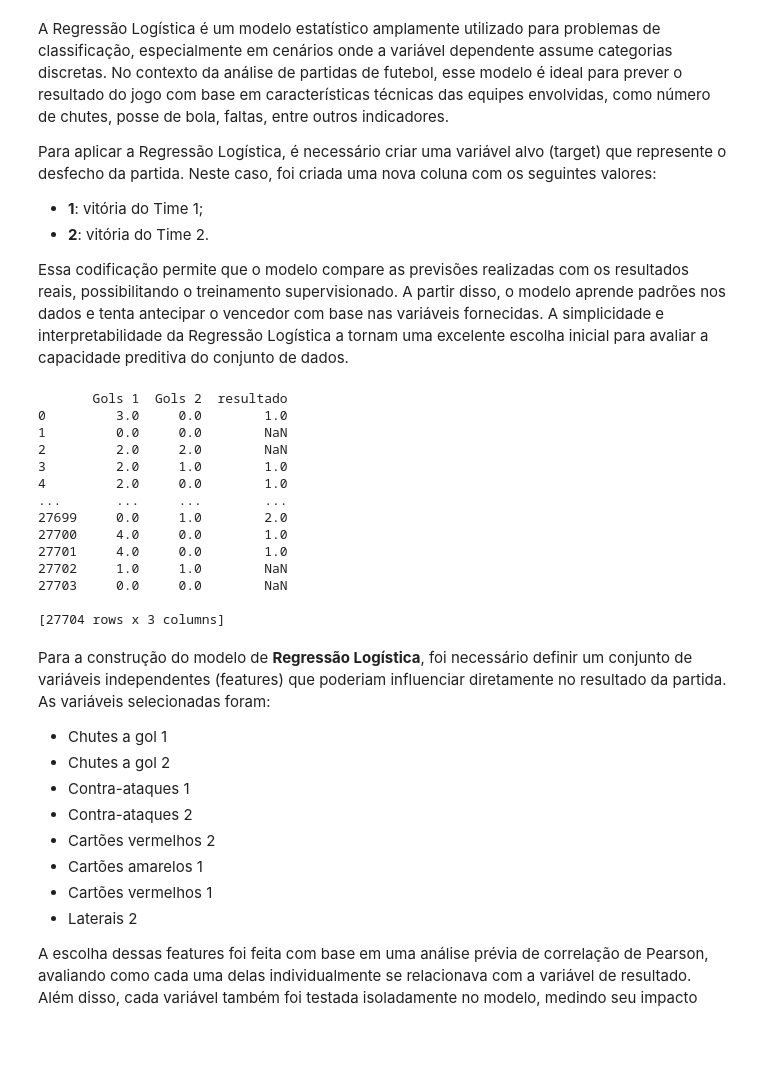
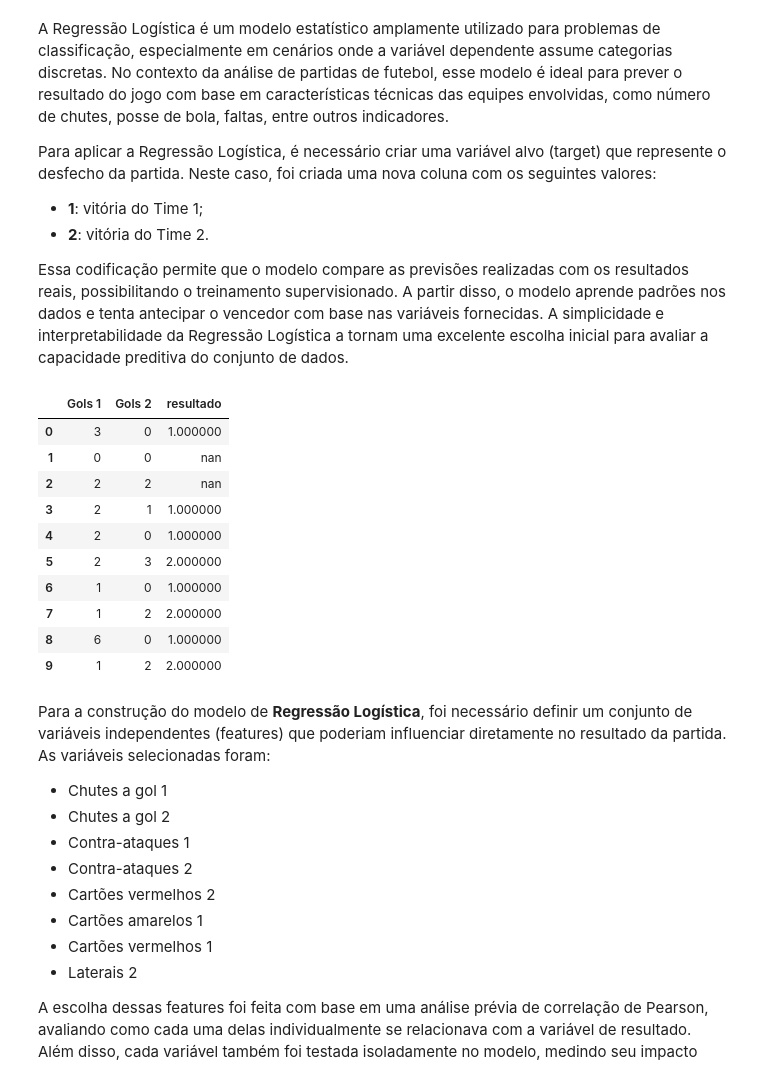
Before and after one commit to UFRJ-Analytica/PS-2025.1, a Jupyter notebook: analise_exploratorio.ipynb, the cells around one changed output. Cells and saved outputs as stored; diff of their text form; code cells hidden in the pictures; blank space fills up the shorter version.

```diff
--- a/analise_exploratorio.ipynb
+++ b/analise_exploratorio.ipynb
@@ -790,24 +796,28 @@ def classifica_resultado(g1, g2):
         return 2
 
 df_logisticRegression['resultado'] = df_logisticRegression.apply(lambda row: classifica_resultado(row['Gols 1'], row['Gols 2']), axis=1)
-# %%
-# Exibindo as primeiras linhas da tabela com a nova coluna
-print(df_logisticRegression[['Gols 1', 'Gols 2', 'resultado']])
-# %% [output]
-       Gols 1  Gols 2  resultado
-0         3.0     0.0        1.0
-1         0.0     0.0        NaN
-2         2.0     2.0        NaN
-3         2.0     1.0        1.0
-4         2.0     0.0        1.0
-...       ...     ...        ...
-27699     0.0     1.0        2.0
-27700     4.0     0.0        1.0
-27701     4.0     0.0        1.0
-27702     1.0     1.0        NaN
-27703     0.0     0.0        NaN
-
-[27704 rows x 3 columns]
+# %%
+# Convertendo as colunas de gols para inteiros (se necessário)
+df_logisticRegression['Gols 1'] = df_logisticRegression['Gols 1'].astype(int)
+df_logisticRegression['Gols 2'] = df_logisticRegression['Gols 2'].astype(int)
+
+## Exibindo as 10 primeiras linhas, sem calcular a contagem
+df_logisticRegression[['Gols 1', 'Gols 2', 'resultado']].head(10).style.set_table_styles([
+    {'selector': 'table', 'props': [('border-collapse', 'collapse')]},
+    {'selector': 'th, td', 'props': [('border', '1px solid black'), ('padding', '5px')]},
+]).set_properties(**{'text-align': 'center'})
+# %% [output]
+|  | Gols 1 | Gols 2 | resultado |
+| 0 | 3 | 0 | 1.000000 |
+| 1 | 0 | 0 | nan |
+| 2 | 2 | 2 | nan |
+| 3 | 2 | 1 | 1.000000 |
+| 4 | 2 | 0 | 1.000000 |
+| 5 | 2 | 3 | 2.000000 |
+| 6 | 1 | 0 | 1.000000 |
+| 7 | 1 | 2 | 2.000000 |
+| 8 | 6 | 0 | 1.000000 |
+| 9 | 1 | 2 | 2.000000 |
 # %% [markdown]
 Para a construção do modelo de **Regressão Logística**, foi necessário definir um conjunto de variáveis independentes (features) que poderiam influenciar diretamente no resultado da partida. As variáveis selecionadas foram:
 
```
Also changed, not shown: parts of 10 cells of this notebook.
